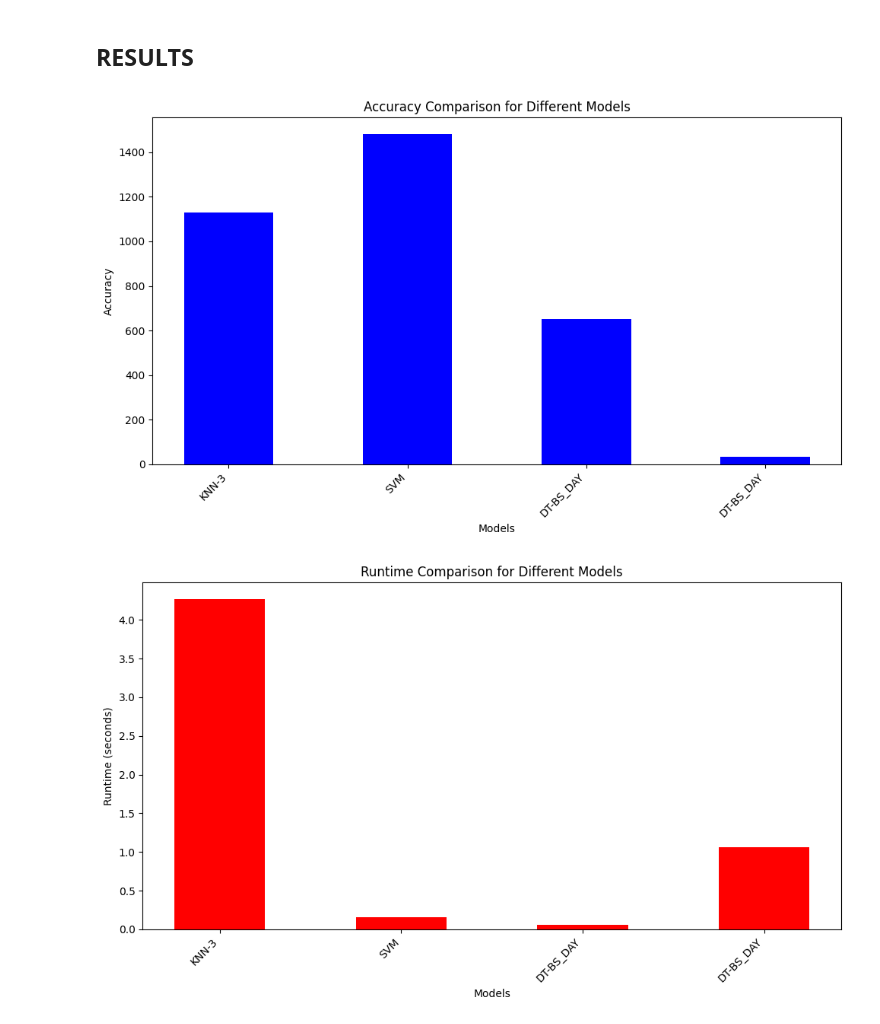
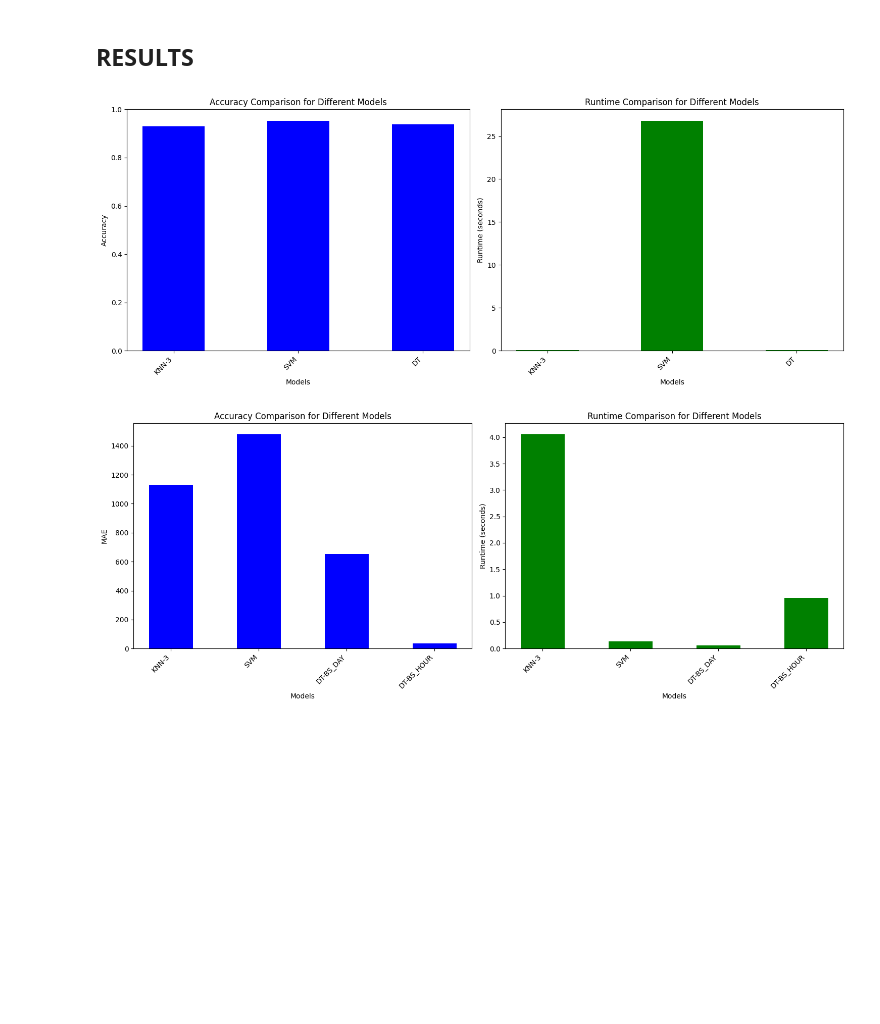
Before and after one commit to Berkin99/MachineLearning, a Jupyter notebook: Homework1/src/HW1_Yilmaz_Berkin_244201001109.ipynb, the cells around one changed output. Saved outputs shown, nothing was run; the diff lists cells and outputs as text; code cells hidden in the pictures; blank space fills up the shorter version.

```diff
--- a/Homework1/src/HW1_Yilmaz_Berkin_244201001109.ipynb
+++ b/Homework1/src/HW1_Yilmaz_Berkin_244201001109.ipynb
@@ -233,8 +233,8 @@ def evaluate_knn(data, target_column, k=3, folds=5):
     return avg_test_mae, runtime
 
 target = "cnt"  # The target column to predict
-acc, rt = evaluate_knn(bs_day, target, k=3, folds=6)
-p_reg.append(["KNN-3", acc, rt])
+mae, rt = evaluate_knn(bs_day, target, k=3, folds=6)
+p_reg.append(["KNN-3", mae, rt])
 # %% [output]
 Fold 1 Performance:
 Training MAE: 770.5090
@@ -451,13 +451,13 @@ def evaluate_svm(data, target_column, folds=6):
 target = "cnt"  # The target column to predict
 
 # Evaluate the SVM regressor and report results for the 6-fold cross-validation
-acc, rt = evaluate_svm(bs_day, target, folds=6)
+mae, rt = evaluate_svm(bs_day, target, folds=6)
 # Print overall results: Average MAE and Total Runtime
 print(f"\nOverall Performance (after 6 folds):")
-print(f"Average Testing MAE: {acc:.4f}")
+print(f"Average Testing MAE: {mae:.4f}")
 print(f"Total Runtime: {rt:.4f} seconds")
 
-p_reg.append(["SVM", acc, rt])
+p_reg.append(["SVM", mae, rt])
 # %% [output]
 Fold 1 Performance:
 Training MAE: 1499.6248
@@ -859,5 +816,8 @@ def plot_performance_comparison(p_reg):
+# %%
+plot_performance_comparison(p_cs, "Accuracy")
+# %% [output]
+[figure, added]
 # %%
-plot_performance_comparison(p_reg)
+plot_performance_comparison(p_reg, "MAE")
 # %% [output]
-[figure, old version]
+[figure, new version]
-[figure, removed]
```
Also changed, not shown: parts of 12 cells of this notebook, 1 other file.
